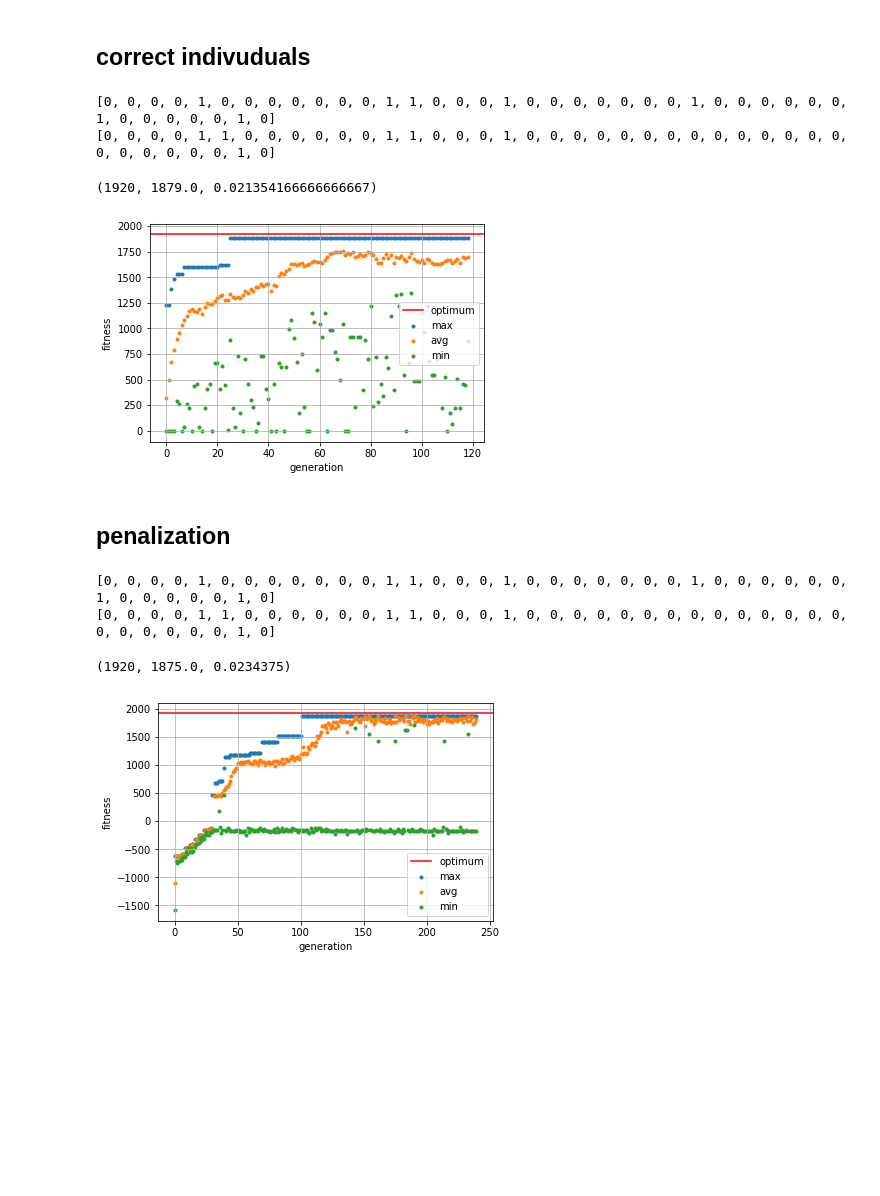
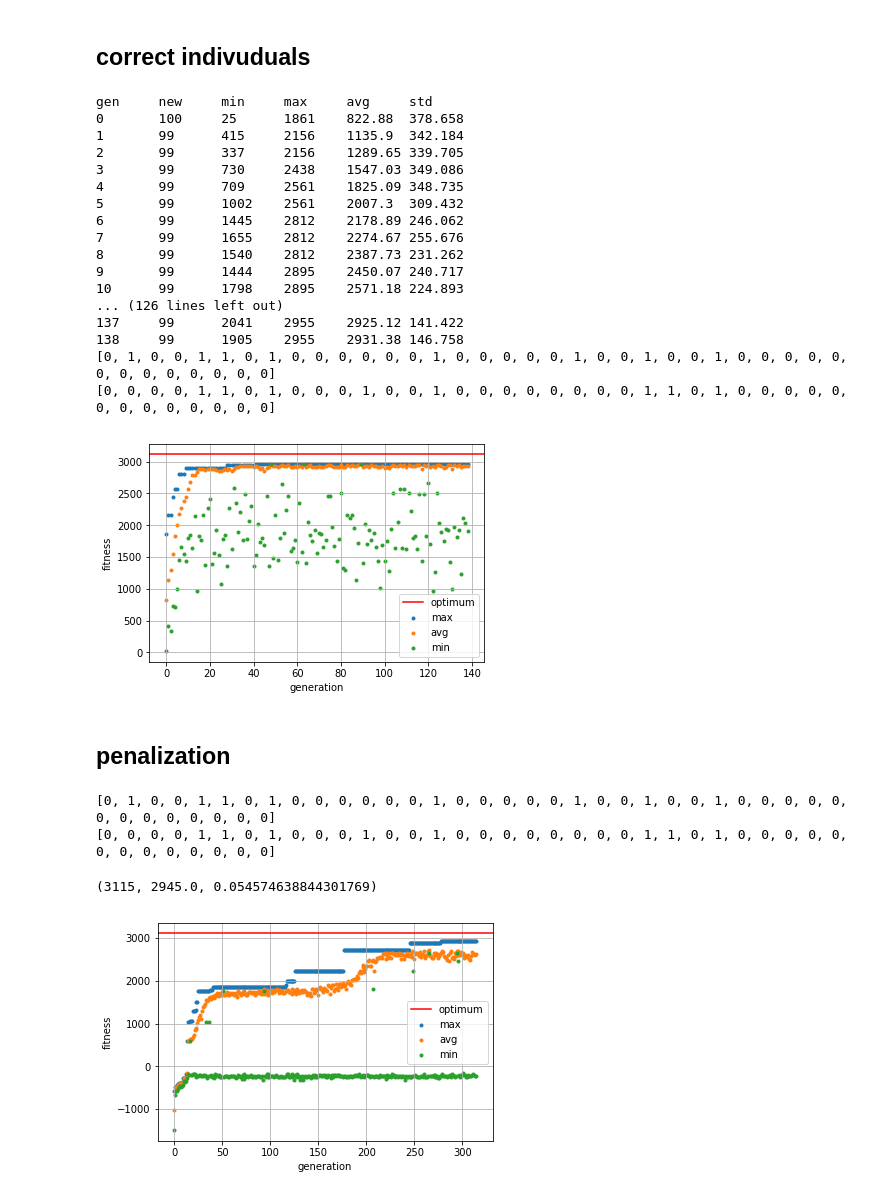
Before and after one commit to podondra/genetic-algorithm, a Jupyter notebook: knapsack.ipynb, the cells around one changed output. Drawn from its saved outputs; the diff is of its cells as text; code cells hidden in the pictures; blank space fills up the shorter version.

```diff
--- a/knapsack.ipynb
+++ b/knapsack.ipynb
@@ -49,5 +38,14 @@ Name: (40, 0), dtype: object
+# %%
+generic = lambda x: ast.literal_eval(x)
+converters = {
+    'weights': generic,
+    'values': generic,
+    'solution': generic
+}
+instances = pandas.read_csv('data/instances_sample.csv', index_col=[0, 1], converters=converters)
+instances.index.names = [None, None]
 # %%
-instance = instances.loc[40, 0]
+instance = instances.loc[40, 7]
 print('n\t', instance.name[0])
 print('weights\t', instance['weights'])
 print('values\t', instance['values'])
@@ -74,35 +72,51 @@ creator.create('Individual', list, fitness=creator.Fitness)
 # %%
 N_POP = 100
 CXPB = 0.6
 INDPB = 0.001
 
 toolbox = base.Toolbox()
 toolbox.register('attr_item', random.randint, 0, 1)
 toolbox.register('individual', tools.initRepeat, creator.Individual, toolbox.attr_item, instance.name[0])
 toolbox.register('population', tools.initRepeat, list, toolbox.individual)
 toolbox.register('mate', tools.cxTwoPoint)
 toolbox.register('mutate', tools.mutFlipBit, indpb=INDPB)
-toolbox.register('select', tools.selRoulette)
+toolbox.register('select', tools.selTournament, tournsize=3)
 toolbox.register('evaluate', ga.evaluate_correction, weights=instance['weights'],
                  values=instance['values'], m=instance['m'])
 
 population = toolbox.population(n=N_POP)
 population, logbook, halloffame = ga.genetic_algorithm(
-    population, toolbox, early_stop=(1, 50), cxpb=CXPB, mutpb=1, elitism=1
+    population, toolbox, early_stop=(1, 50), cxpb=CXPB, mutpb=1, elitism=1, verbose=True
 )
 
 plot_ga_progress(logbook, instance['value'])
 
 best = halloffame[0]
 print(best)
 print(instance['solution'])
 c_apx = best.fitness.values[0]
 instance['value'], c_apx, relative_error(instance['value'], c_apx)
+
+pyplot.savefig('report/evolution.pdf')
 # %% [output]
-[0, 0, 0, 0, 1, 0, 0, 0, 0, 0, 0, 0, 1, 1, 0, 0, 0, 1, 0, 0, 0, 0, 0, 0, 0, 1, 0, 0, 0, 0, 0, 0, 1, 0, 0, 0, 0, 0, 1, 0]
-[0, 0, 0, 0, 1, 1, 0, 0, 0, 0, 0, 0, 1, 1, 0, 0, 0, 1, 0, 0, 0, 0, 0, 0, 0, 0, 0, 0, 0, 0, 0, 0, 0, 0, 0, 0, 0, 0, 1, 0]
+gen     new     min     max     avg     std
+0       100     25      1861    822.88  378.658
+1       99      415     2156    1135.9  342.184
+2       99      337     2156    1289.65 339.705
+3       99      730     2438    1547.03 349.086
+4       99      709     2561    1825.09 348.735
+5       99      1002    2561    2007.3  309.432
+6       99      1445    2812    2178.89 246.062
+7       99      1655    2812    2274.67 255.676
+8       99      1540    2812    2387.73 231.262
+9       99      1444    2895    2450.07 240.717
+10      99      1798    2895    2571.18 224.893
+... (126 lines left out)
+137     99      2041    2955    2925.12 141.422
+138     99      1905    2955    2931.38 146.758
+[0, 1, 0, 0, 1, 1, 0, 1, 0, 0, 0, 0, 0, 0, 1, 0, 0, 0, 0, 0, 1, 0, 0, 1, 0, 0, 1, 0, 0, 0, 0, 0, 0, 0, 0, 0, 0, 0, 0, 0]
+[0, 0, 0, 0, 1, 1, 0, 1, 0, 0, 0, 1, 0, 0, 1, 0, 0, 0, 0, 0, 0, 0, 0, 1, 1, 0, 1, 0, 0, 0, 0, 0, 0, 0, 0, 0, 0, 0, 0, 0]
-(1920, 1879.0, 0.021354166666666667)
-[figure, old version]
+[figure, new version]
 # %% [markdown]
 ## penalization
 # %%
@@ -132,7 +146,7 @@ print(instance['solution'])
 c_apx = halloffame[0].fitness.values[0]
 instance['value'], c_apx, relative_error(instance['value'], c_apx)
 # %% [output]
-[0, 0, 0, 0, 1, 0, 0, 0, 0, 0, 0, 0, 1, 1, 0, 0, 0, 1, 0, 0, 0, 0, 0, 0, 0, 1, 0, 0, 0, 0, 0, 0, 1, 0, 0, 0, 0, 0, 1, 0]
-[0, 0, 0, 0, 1, 1, 0, 0, 0, 0, 0, 0, 1, 1, 0, 0, 0, 1, 0, 0, 0, 0, 0, 0, 0, 0, 0, 0, 0, 0, 0, 0, 0, 0, 0, 0, 0, 0, 1, 0]
+[0, 1, 0, 0, 1, 1, 0, 1, 0, 0, 0, 0, 0, 0, 1, 0, 0, 0, 0, 0, 1, 0, 0, 1, 0, 0, 1, 0, 0, 0, 0, 0, 0, 0, 0, 0, 0, 0, 0, 0]
+[0, 0, 0, 0, 1, 1, 0, 1, 0, 0, 0, 1, 0, 0, 1, 0, 0, 0, 0, 0, 0, 0, 0, 1, 1, 0, 1, 0, 0, 0, 0, 0, 0, 0, 0, 0, 0, 0, 0, 0]
-(1920, 1875.0, 0.0234375)
+(3115, 2945.0, 0.054574638844301769)
-[figure, old version]
+[figure, new version]
```
Also changed, not shown: parts of 4 cells of this notebook.
